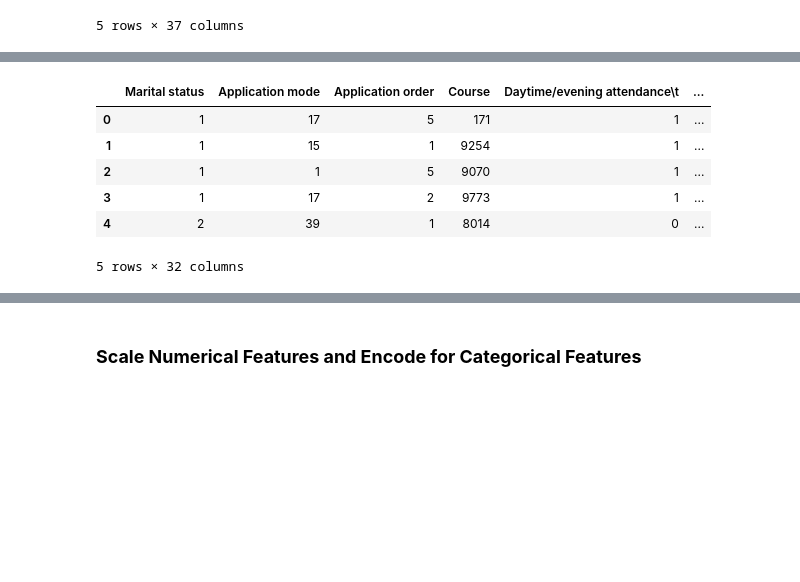
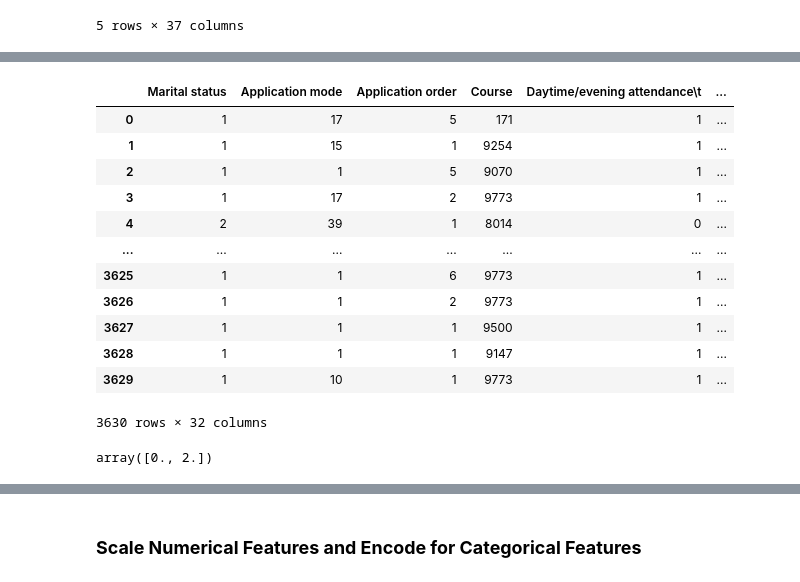
Before and after one commit to bktakacs/Student-Academic-Outcome-Prediction-Capstone, a Jupyter notebook: pre_processing_c2.ipynb, the cells around one changed output, grey strips where cells are left out. Drawn from its saved outputs; the diff is of its cells as text; code cells hidden in the pictures; blank space fills up the shorter version.

Commit message:
replaced OH encoding with target

```diff
--- a/pre_processing_c2.ipynb
+++ b/pre_processing_c2.ipynb
@@ -25,3 +25,10 @@ df.head()
 | 3 | 1 | 17 | 2 | 9773 | 1 | ... |
 | 4 | 2 | 39 | 1 | 8014 | 0 | ... |
 5 rows × 37 columns
+# %%
+# Encode Target
+from sklearn.preprocessing import OrdinalEncoder
+
+oenc = OrdinalEncoder()
+df[['Target']] = oenc.fit_transform(df[['Target']])
+df
@@ -28,17 +49,27 @@ df.head()
 # %%
 # Drop features we won't be using: Displaced, Unemployment rate, Inflation rate, GDP, as well as Target feature, which is put into its own df and we're removing the 'Enrolled' rows
-df = df.drop(df[df['Target'] == 'Enrolled'].index)
+df = df.drop(df[df['Target'] == 1].index).reset_index()
 df_target = pd.DataFrame(df['Target'])
-df = df.drop(['Displaced', 'Unemployment rate', 'Inflation rate', 'GDP', 'Target'], axis=1)
-df.head()
+df = df.drop(['Displaced', 'Unemployment rate', 'Inflation rate', 'GDP', 'Target', 'index'], axis=1)
+df
 # %% [output]
 |  | Marital status | Application mode | Application order | Course | Daytime/evening attendance\t | ... |
 | 0 | 1 | 17 | 5 | 171 | 1 | ... |
 | 1 | 1 | 15 | 1 | 9254 | 1 | ... |
 | 2 | 1 | 1 | 5 | 9070 | 1 | ... |
 | 3 | 1 | 17 | 2 | 9773 | 1 | ... |
 | 4 | 2 | 39 | 1 | 8014 | 0 | ... |
+| ... | ... | ... | ... | ... | ... | ... |
+| 3625 | 1 | 1 | 6 | 9773 | 1 | ... |
+| 3626 | 1 | 1 | 2 | 9773 | 1 | ... |
+| 3627 | 1 | 1 | 1 | 9500 | 1 | ... |
+| 3628 | 1 | 1 | 1 | 9147 | 1 | ... |
+| 3629 | 1 | 10 | 1 | 9773 | 1 | ... |
-5 rows × 32 columns
+3630 rows × 32 columns
+# %%
+df_target.Target.unique()
+# %% [output]
+array([0., 2.])
 # %%
 # Split df into numerical and categorical features
 df_numerical = df[['Previous qualification (grade)', 'Admission grade', 'Age at enrollment', 'Curricular units 1st sem (credited)', 'Curricular units 1st sem (enrolled)', 'Curricular units 1st sem (evaluations)', 'Curricular units 1st sem (approved)', 'Curricular units 1st sem (grade)', 'Curricular units 1st sem (without evaluations)', 'Curricular units 2nd sem (credited)', 'Curricular units 2nd sem (enrolled)', 'Curricular units 2nd sem (evaluations)', 'Curricular units 2nd sem (approved)', 'Curricular units 2nd sem (grade)', 'Curricular units 2nd sem (without evaluations)']]
```
Also changed, not shown: parts of 16 cells of this notebook.
